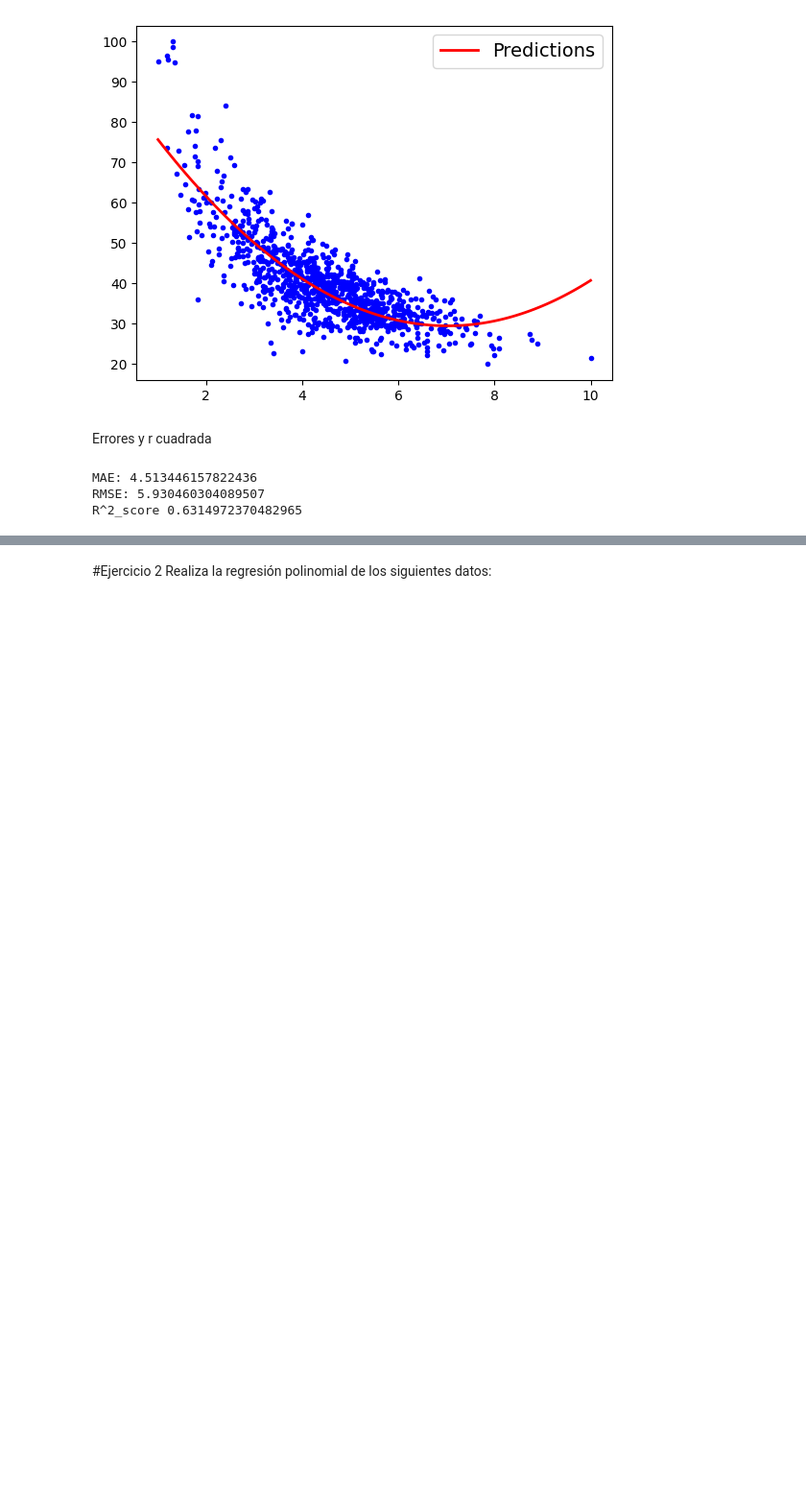
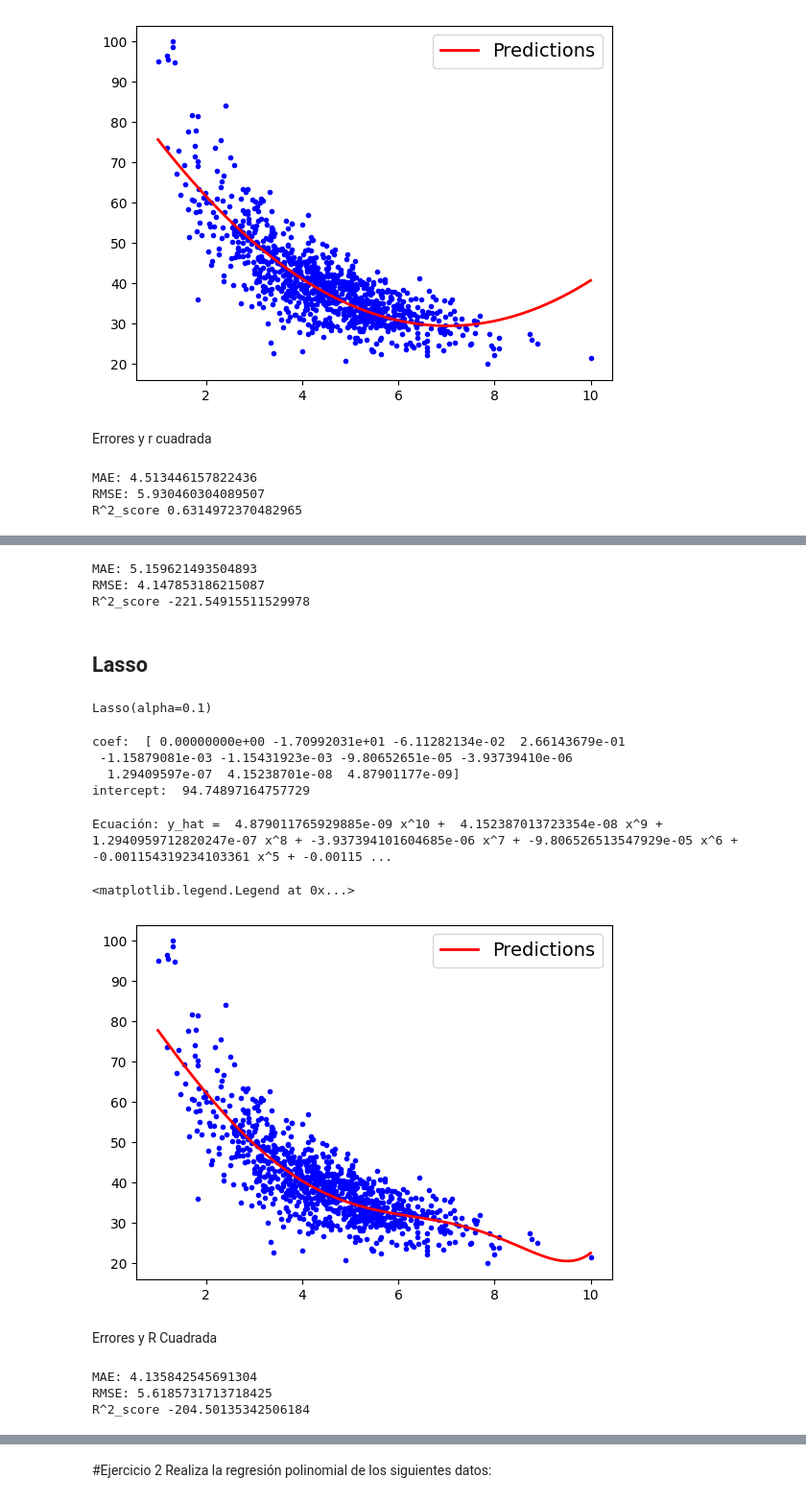
Before and after one commit to PosgradoMNA/actividades-de-aprendizaje-irvingomez, a Jupyter notebook: semana7/TecMty_Regresion_lineal_polinomial.ipynb, the cells around one changed output, grey strips where cells are left out. Shown at 96% size. Drawn from its saved outputs; the diff is of its cells as text; code cells hidden in the pictures; blank space fills up the shorter version.

```diff
--- a/semana7/TecMty_Regresion_lineal_polinomial.ipynb
+++ b/semana7/TecMty_Regresion_lineal_polinomial.ipynb
@@ -442,0 +475,71 @@ NameError: ignored
+# %%
+X_base = np.linspace(X.min(),X.max(),100).reshape(100,1)
+X_base_pr = pr.fit_transform(X_base)
+y_pred = lr_ridge.predict(X_base_pr)
+
+MAE_Ridge=metrics.mean_absolute_error(X_base,y_pred)
+RMSE_Ridge=np.sqrt(metrics.mean_squared_error(X_base, y_pred))
+R2_Ridge=r2_score(X_base,y_pred)
+
+print('MAE:', MAE_Ridge)
+print('RMSE:', RMSE_Ridge)
+print('R^2_score', R2_Ridge)
+# %% [output]
+MAE: 5.159621493504893
+RMSE: 4.147853186215087
+R^2_score -221.54915511529978
+# %% [markdown]
+## Lasso
+# %%
+from sklearn.linear_model import Lasso
+
+lr_lasso = Lasso(fit_intercept = True, alpha = 0.1)
+pr = PolynomialFeatures(degree = 10)
+X_train_pr = pr.fit_transform(X_train)
+X_test_pr = pr.fit_transform(X_test)
+lr_lasso.fit(X_train_pr,y_train)
+# %% [output]
+Lasso(alpha=0.1)
+# %%
+print('coef: ',lr_lasso.coef_)
+print('intercept: ',lr_lasso.intercept_)
+# %% [output]
+coef:  [ 0.00000000e+00 -1.70992031e+01 -6.11282134e-02  2.66143679e-01
+ -1.15879081e-03 -1.15431923e-03 -9.80652651e-05 -3.93739410e-06
+  1.29409597e-07  4.15238701e-08  4.87901177e-09]
+intercept:  94.74897164757729
+# %%
+print ("Ecuación: y_hat = ", str(lr_lasso.coef_[10]),"x^10 + " , str(lr_lasso.coef_[9]),"x^9 +", str(lr_lasso.coef_[8]),"x^8 +", str(lr_lasso.coef_[7]),"x^7 +", str(lr_lasso.coef_[6]),"x^6 +"
+, str(lr_lasso.coef_[5]),"x^5 +", str(lr_lasso.coef_[4]),"x^4 +", str(lr_lasso.coef_[3]),"x^3 +", str(lr_lasso.coef_[2]),"x^2 +", str(lr_lasso.coef_[1]),"x +", str(lr_lasso.intercept_))
+# %% [output]
+Ecuación: y_hat =  4.879011765929885e-09 x^10 +  4.152387013723354e-08 x^9 + 1.2940959712820247e-07 x^8 + -3.937394101604685e-06 x^7 + -9.806526513547929e-05 x^6 + -0.001154319234103361 x^5 + -0.00115 ...
+# %%
+X_fit = np.linspace(X.min(),X.max(),100).reshape(100,1)
+X_fit_pr = pr.fit_transform(X_fit)
+y_pred = lr_lasso.predict(X_fit_pr)
+
+plt.plot(X,y,'b.')
+
+plt.plot(X_fit, y_pred, "r-", linewidth=2, label="Predictions")
+plt.legend(loc="upper right", fontsize=14)
+# %% [output]
+<matplotlib.legend.Legend at 0x...>
+[figure, added]
+# %% [markdown]
+Errores y R Cuadrada
+# %%
+X_base = np.linspace(X.min(),X.max(),100).reshape(100,1)
+X_base_pr = pr.fit_transform(X_base)
+y_pred = lr_lasso.predict(X_base_pr)
+
+MAE_Lasso=metrics.mean_absolute_error(X_base,y_pred)
+RMSE_Lasso=np.sqrt(metrics.mean_squared_error(X_base, y_pred))
+R2_Lassoe=r2_score(X_base,y_pred)
+
+print('MAE:', MAE_Lasso)
+print('RMSE:', RMSE_Lasso)
+print('R^2_score', R2_Lassoe)
+# %% [output]
+MAE: 4.135842545691304
+RMSE: 5.6185731713718425
+R^2_score -204.50135342506184
```
Also changed, not shown: parts of 8 cells of this notebook.
